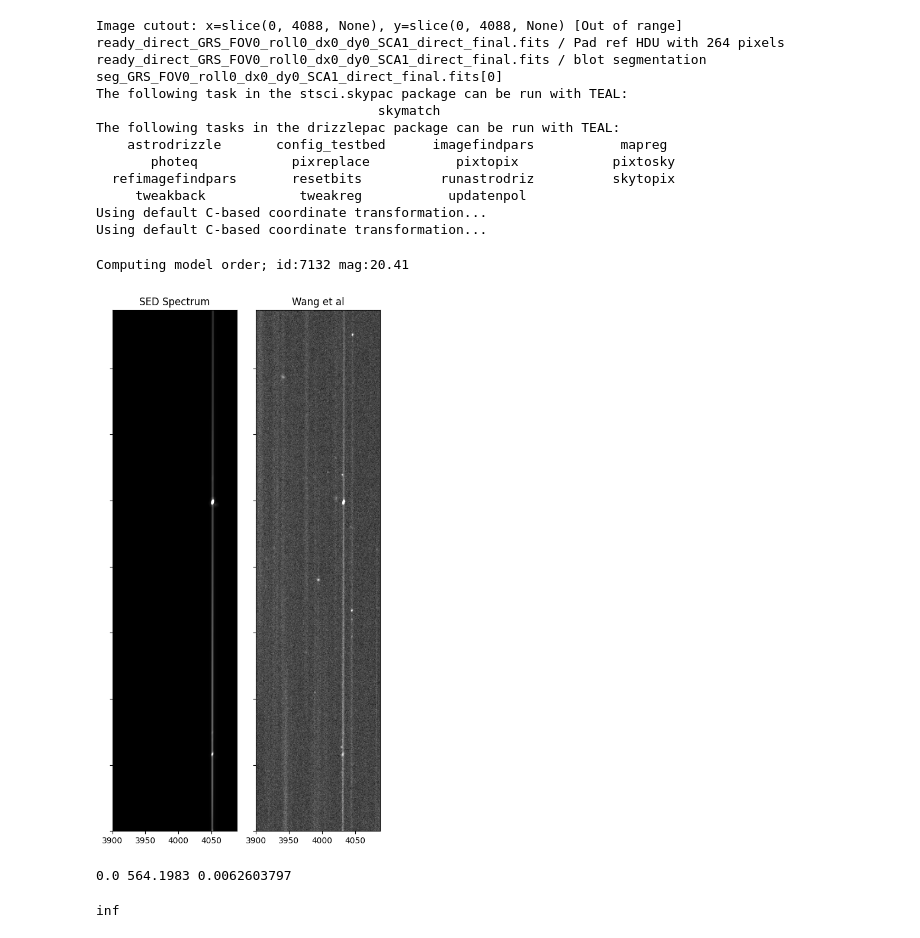
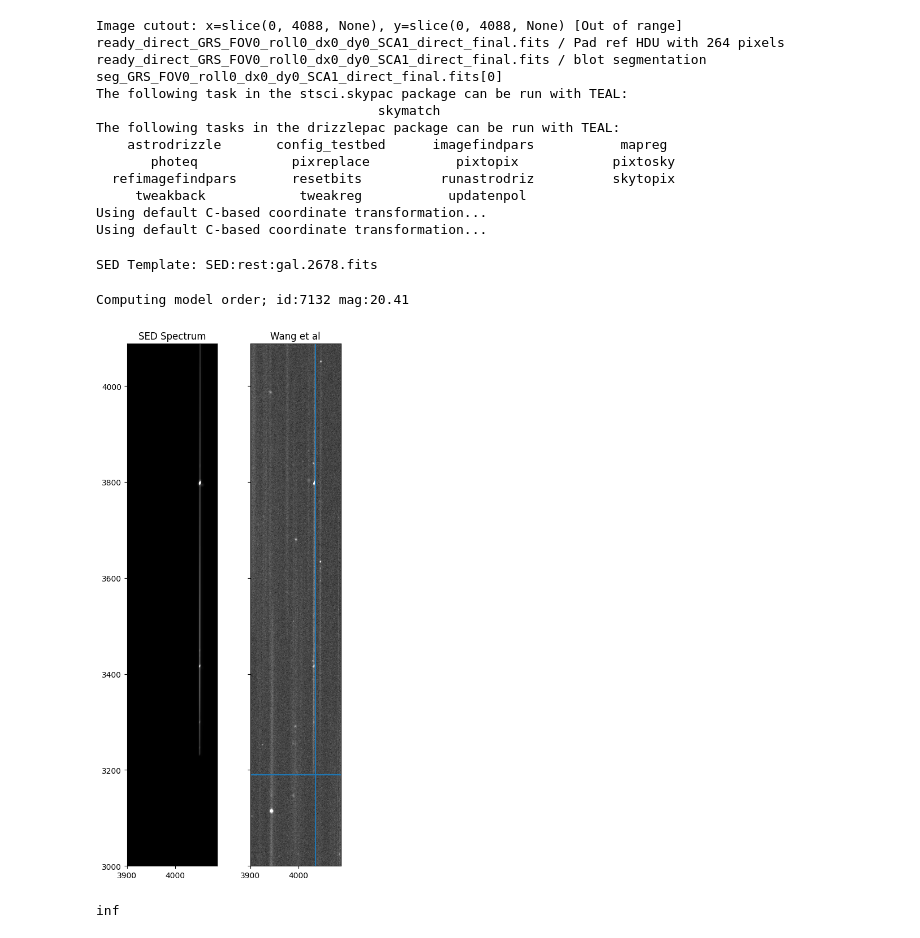
Before and after one commit to keithbuckholz/summer-roman-project, a Jupyter notebook: 4) FOV0_sims/notebooks/single-object-SED-sim.ipynb, the cells around one changed output. Drawn from its saved outputs; the diff is of its cells as text; code cells hidden in the pictures.

```diff
--- a/4) FOV0_sims/notebooks/single-object-SED-sim.ipynb
+++ b/4) FOV0_sims/notebooks/single-object-SED-sim.ipynb
@@ -51,6 +51,7 @@ Using default C-based coordinate transformation...
 from astropy.io import fits
 SED_dir = "/Users/keith/astr/research_astr/FOV0/FOV0_SEDs"
 specific_sed = tbl["SED"][index].value[0]
+print("SED Template:", specific_sed)
 
 file = fits.open(os.path.join(SED_dir, specific_sed))
 SED_data = file[1].data
@@ -64,4 +65,6 @@ redshifted_wave = rest_wave * (z+1)
 del rest_wave
 
 flux = np.asarray([tuple[1] for tuple in SED_data])
+# %% [output]
+SED Template: SED:rest:gal.2678.fits
 # %%
@@ -85,28 +85,26 @@ file.close()
 # %%
 # Display comparison image
 fig, (ax2, ax3) = plt.subplots(1, 2, figsize=(5,10))
 
 ax2.imshow(model_orders, origin="lower", cmap='grey', vmax=np.max(model_orders)/5)
 ax2.set_xlim(3900, 4088)
-ax2.set_ylim(3300,4088)
+ax2.set_ylim(3000,4088)
 ax2.set_title("SED Spectrum")
-ax2.set_yticklabels([])
 
 ax3.imshow(data, origin="lower", cmap='grey', vmax=np.max(data)/100)
 ax3.set_xlim(3900, 4088)
-ax3.set_ylim(3300,4088)
+ax3.set_ylim(3000,4088)
 ax3.set_title("Wang et al")
 ax3.set_yticklabels([])
 
+# ax2.axvline(4052)
+ax3.axvline(4035)
+
+ax3.axhline(3190)
+
 fig.tight_layout()
 # %% [output]
-[figure, old version]
+[figure, new version]
-# %%
-print(np.min(model_orders),
-np.max(model_orders),
-np.mean(model_orders))
-# %% [output]
-0.0 564.1983 0.0062603797
 # %%
 # Assume they're off by a scalar
 data_max = np.argmax(data[200:400, 2500:4000])
```
Also changed, not shown: parts of 4 cells of this notebook, 3 other files.
